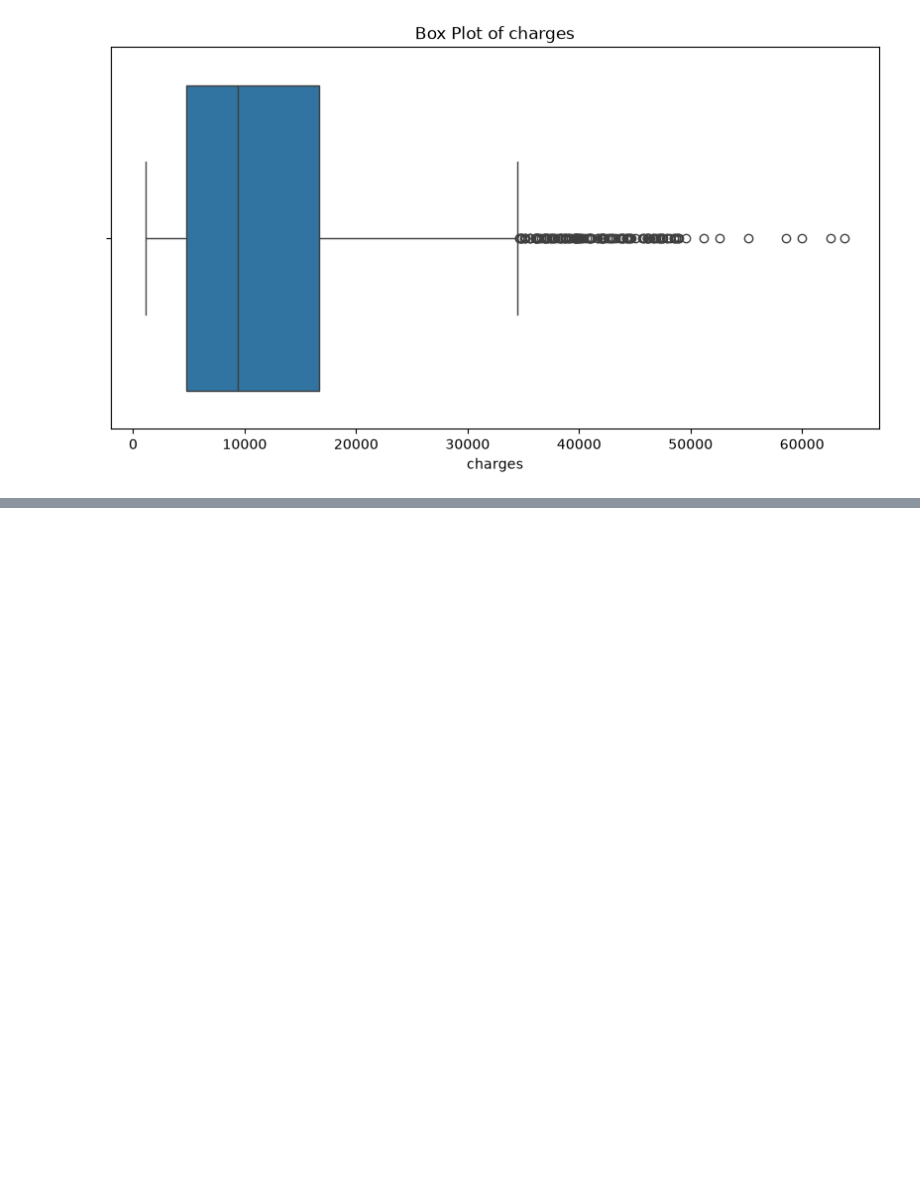
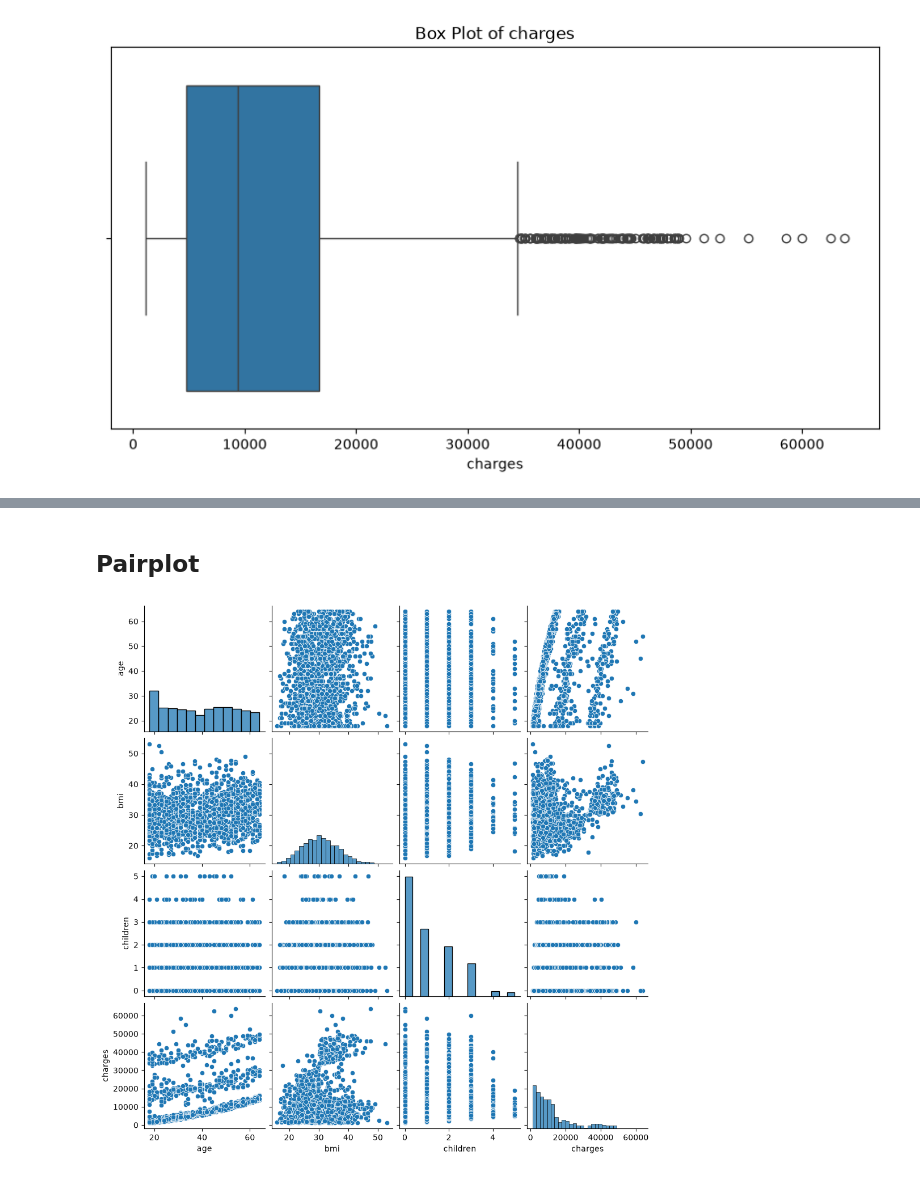
Before and after one commit to Yogeshch06/EDA, a Jupyter notebook: EDA_insurance/Insurance.ipynb, the cells around one changed output, grey strips where cells are left out. Saved outputs shown, nothing was run; the diff lists cells and outputs as text; code cells hidden in the pictures; blank space fills up the shorter version.

```diff
--- a/EDA_insurance/Insurance.ipynb
+++ b/EDA_insurance/Insurance.ipynb
@@ -117,0 +130,9 @@ for i in num:
+# %% [markdown]
+## Pairplot
+# %%
+sns.pairplot(
+    data= ins[num]
+)
+plt.show()
+# %% [output]
+[figure, added]
```
Also changed, not shown: parts of 2 cells of this notebook, 4 other files.
